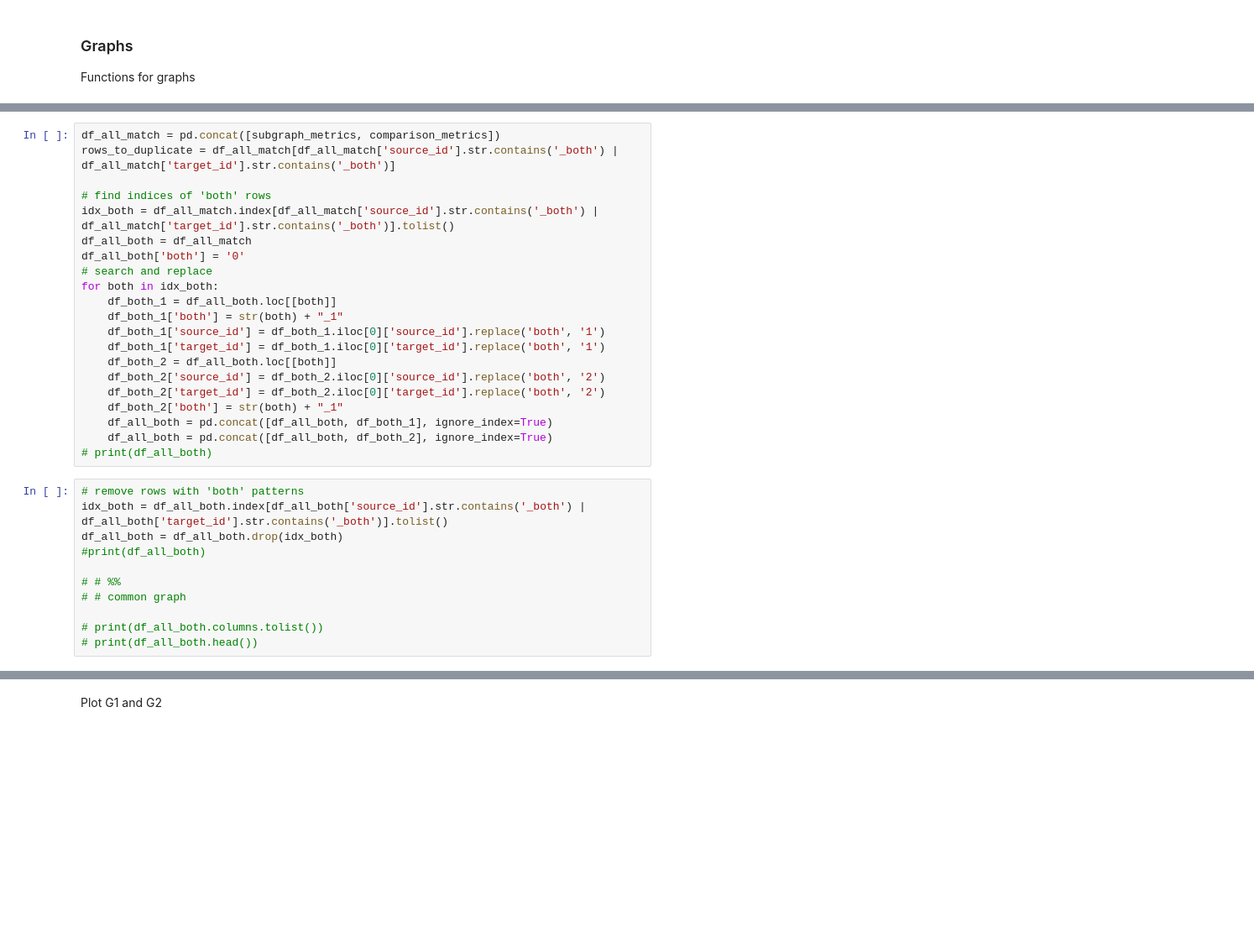
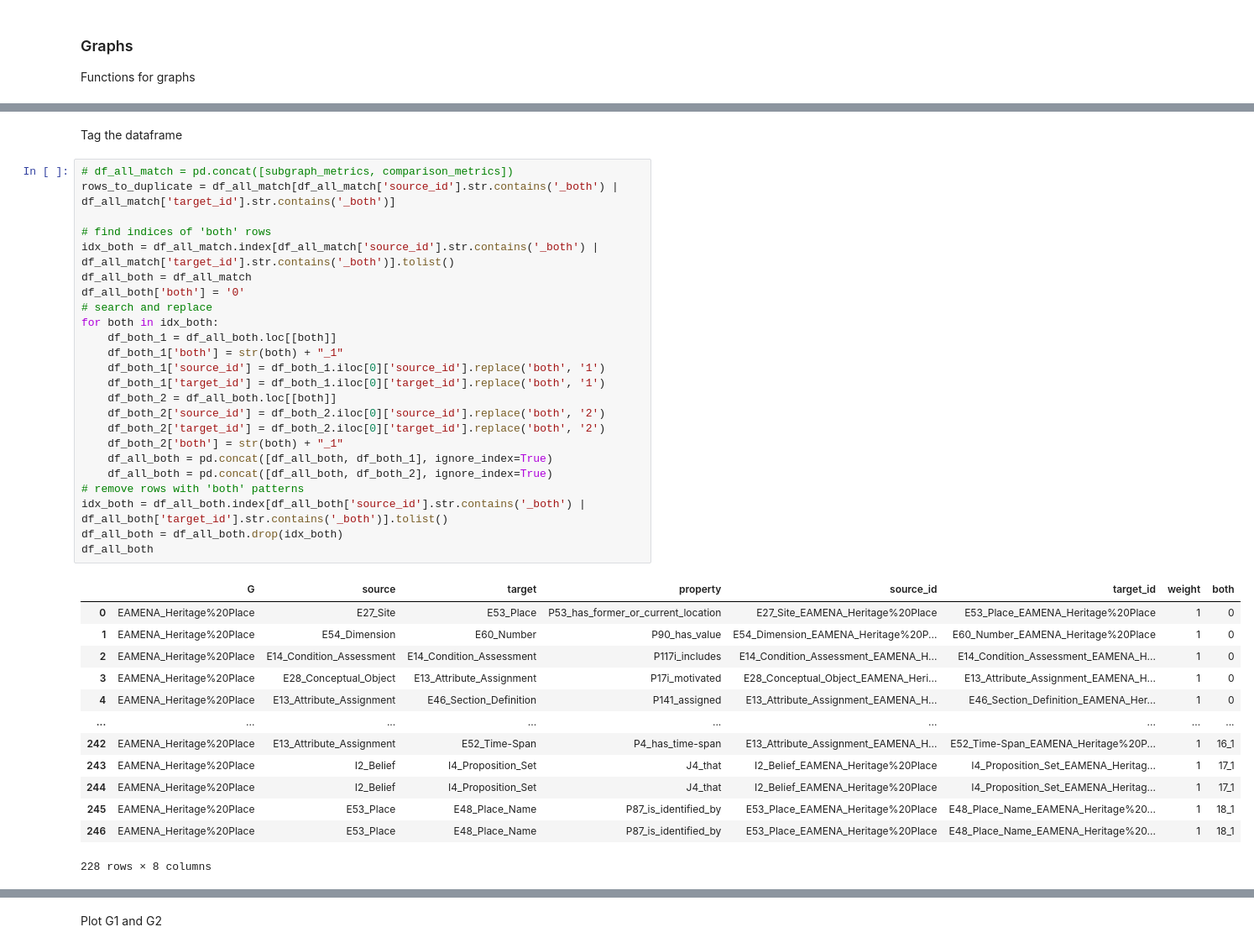
Before and after one commit to achp-project/cultural-heritage, a Jupyter notebook: presentation/bhdc/graph_parser_comparator_example.ipynb, the cells around one changed output, grey strips where cells are left out. Shown at 84% size. Drawn from its saved outputs; the diff is of its cells as text; blank space fills up the shorter version.

```diff
--- a/presentation/bhdc/graph_parser_comparator_example.ipynb
+++ b/presentation/bhdc/graph_parser_comparator_example.ipynb
@@ -242,32 +244,40 @@ plot_G(G2)
+# %% [markdown]
+Tag the dataframe
 # %%
-df_all_match = pd.concat([subgraph_metrics, comparison_metrics])
+# df_all_match = pd.concat([subgraph_metrics, comparison_metrics])
 rows_to_duplicate = df_all_match[df_all_match['source_id'].str.contains('_both') | df_all_match['target_id'].str.contains('_both')]
 
 # find indices of 'both' rows
 idx_both = df_all_match.index[df_all_match['source_id'].str.contains('_both') | df_all_match['target_id'].str.contains('_both')].tolist()
 df_all_both = df_all_match
 df_all_both['both'] = '0'
 # search and replace
 for both in idx_both:
 	df_both_1 = df_all_both.loc[[both]]
 	df_both_1['both'] = str(both) + "_1"
 	df_both_1['source_id'] = df_both_1.iloc[0]['source_id'].replace('both', '1')
 	df_both_1['target_id'] = df_both_1.iloc[0]['target_id'].replace('both', '1')
 	df_both_2 = df_all_both.loc[[both]]
 	df_both_2['source_id'] = df_both_2.iloc[0]['source_id'].replace('both', '2')
 	df_both_2['target_id'] = df_both_2.iloc[0]['target_id'].replace('both', '2')
 	df_both_2['both'] = str(both) + "_1"
 	df_all_both = pd.concat([df_all_both, df_both_1], ignore_index=True)
 	df_all_both = pd.concat([df_all_both, df_both_2], ignore_index=True)
-# print(df_all_both)
+# remove rows with 'both' patterns
+idx_both = df_all_both.index[df_all_both['source_id'].str.contains('_both') | df_all_both['target_id'].str.contains('_both')].tolist()
+df_all_both = df_all_both.drop(idx_both)
+df_all_both
+# %% [output]
+|  | G | source | target | property | source_id | target_id | weight | both |
+| 0 | EAMENA_Heritage%20Place | E27_Site | E53_Place | P53_has_former_or_current_location | E27_Site_EAMENA_Heritage%20Place | E53_Place_EAMENA_Heritage%20Place | 1 | 0 |
+| 1 | EAMENA_Heritage%20Place | E54_Dimension | E60_Number | P90_has_value | E54_Dimension_EAMENA_Heritage%20P... | E60_Number_EAMENA_Heritage%20Place | 1 | 0 |
+| 2 | EAMENA_Heritage%20Place | E14_Condition_Assessment | E14_Condition_Assessment | P117i_includes | E14_Condition_Assessment_EAMENA_H... | E14_Condition_Assessment_EAMENA_H... | 1 | 0 |
+| 3 | EAMENA_Heritage%20Place | E28_Conceptual_Object | E13_Attribute_Assignment | P17i_motivated | E28_Conceptual_Object_EAMENA_Heri... | E13_Attribute_Assignment_EAMENA_H... | 1 | 0 |
+| 4 | EAMENA_Heritage%20Place | E13_Attribute_Assignment | E46_Section_Definition | P141_assigned | E13_Attribute_Assignment_EAMENA_H... | E46_Section_Definition_EAMENA_Her... | 1 | 0 |
+| ... | ... | ... | ... | ... | ... | ... | ... | ... |
+| 242 | EAMENA_Heritage%20Place | E13_Attribute_Assignment | E52_Time-Span | P4_has_time-span | E13_Attribute_Assignment_EAMENA_H... | E52_Time-Span_EAMENA_Heritage%20P... | 1 | 16_1 |
+| 243 | EAMENA_Heritage%20Place | I2_Belief | I4_Proposition_Set | J4_that | I2_Belief_EAMENA_Heritage%20Place | I4_Proposition_Set_EAMENA_Heritag... | 1 | 17_1 |
+| 244 | EAMENA_Heritage%20Place | I2_Belief | I4_Proposition_Set | J4_that | I2_Belief_EAMENA_Heritage%20Place | I4_Proposition_Set_EAMENA_Heritag... | 1 | 17_1 |
+| 245 | EAMENA_Heritage%20Place | E53_Place | E48_Place_Name | P87_is_identified_by | E53_Place_EAMENA_Heritage%20Place | E48_Place_Name_EAMENA_Heritage%20... | 1 | 18_1 |
+| 246 | EAMENA_Heritage%20Place | E53_Place | E48_Place_Name | P87_is_identified_by | E53_Place_EAMENA_Heritage%20Place | E48_Place_Name_EAMENA_Heritage%20... | 1 | 18_1 |
+228 rows × 8 columns
-# %%
-# remove rows with 'both' patterns
-idx_both = df_all_both.index[df_all_both['source_id'].str.contains('_both') | df_all_both['target_id'].str.contains('_both')].tolist()
-df_all_both = df_all_both.drop(idx_both)
-#print(df_all_both)
-
-# # %%
-# # common graph
-
-# print(df_all_both.columns.tolist())
-# print(df_all_both.head())
```
Also changed, not shown: parts of 29 cells of this notebook, 1 other file.
